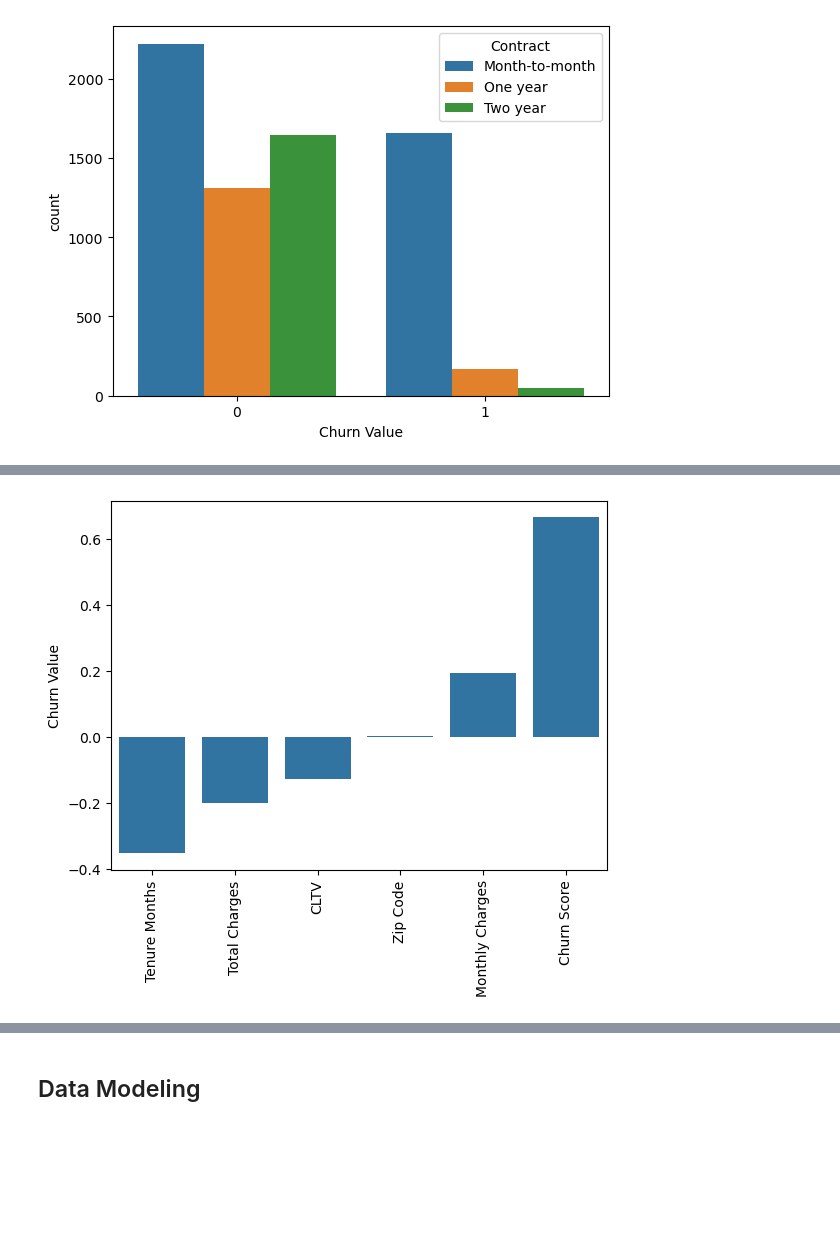
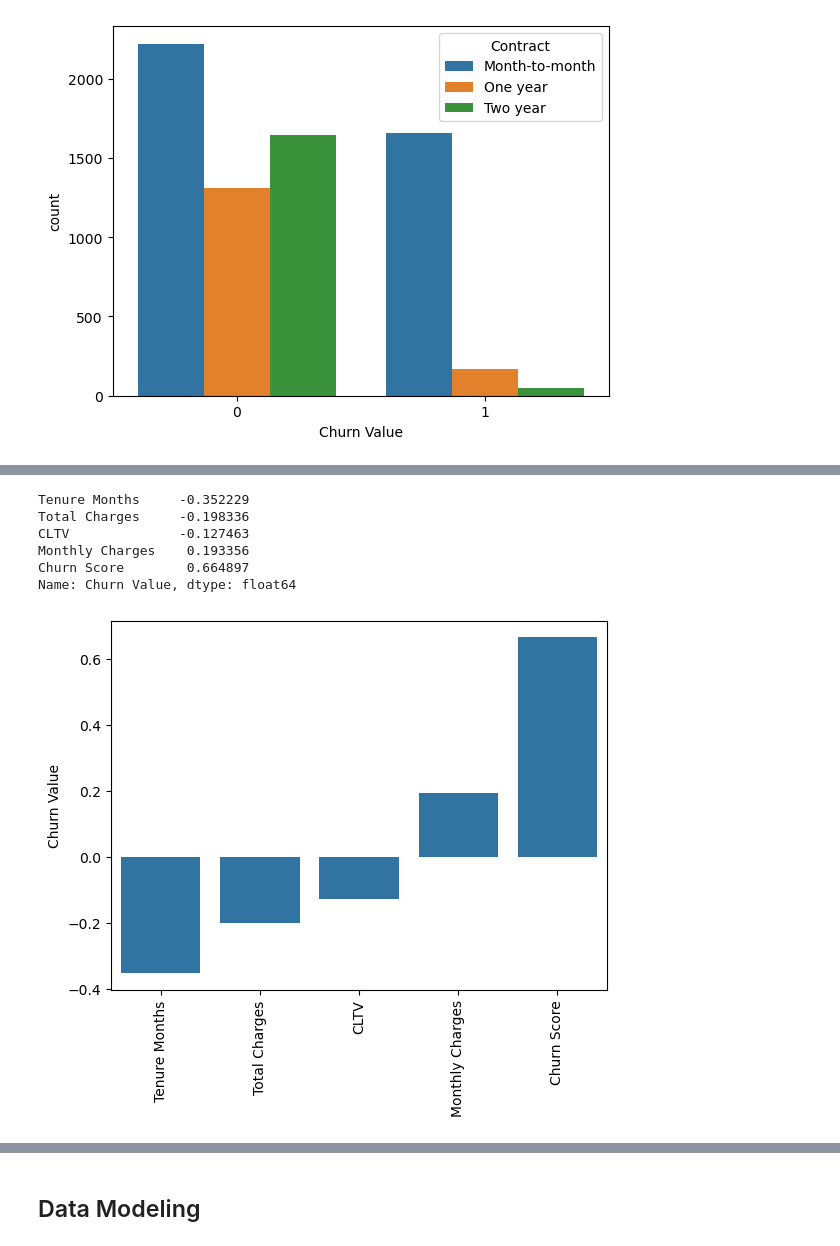
Before and after one commit to nadpierre/telco-churn-classification-project, a Jupyter notebook: DataAnalysisAndModeling.ipynb, the cells around one changed output, grey strips where cells are left out. Saved outputs shown, nothing was run; the diff lists cells and outputs as text; code cells hidden in the pictures; blank space fills up the shorter version.

```diff
--- a/DataAnalysisAndModeling.ipynb
+++ b/DataAnalysisAndModeling.ipynb
@@ -114,3 +140,3 @@ City: we have the zicode
 # %%
-df = df.drop(['Count', 'Country', 'State', 'City', 'Lat Long', 'Latitude', 'Longitude', 'Churn Label'], axis=1)
+df = df.drop(['CustomerID', 'Count', 'Country', 'State', 'Zip Code', 'Lat Long', 'Latitude', 'Longitude', 'Churn Label'], axis=1)
 # %%
@@ -151,8 +207,7 @@ df[not_numbers_mask]
 # %%
-# Replace rows with mean and convert to string
-mean = df[~not_numbers_mask]['Total Charges'].astype('float').mean()
-mean_str = str(round(mean, 2))
+# Assuming those users just got with the company (not a full month), impute the rows with half of monthly charges
+df.loc[not_numbers_mask, 'Total Charges'] = df.loc[not_numbers_mask, 'Monthly Charges'] / 2
 
-df['Total Charges'] = df['Total Charges'].replace(' ', mean_str)
+# Convert to float
 df['Total Charges'] = df['Total Charges'].astype('float')
 assert df['Total Charges'].dtype == 'float'
@@ -184,2 +264,6 @@ sns.countplot(data=df, x='Churn Value', hue='Contract');
 # %% [output]
 [figure]
+# %%
+# Heatmap
+corr_matrix = df.corr(numeric_only=True)
+sns.heatmap(corr_matrix, annot=True);
@@ -186,10 +272,22 @@ sns.countplot(data=df, x='Churn Value', hue='Contract');
+# %%
+# Correlations with Churn Value
+correlations = corr_matrix.loc['Churn Value'].drop(['Churn Value']).sort_values()
+correlations
+# %% [output]
+Tenure Months     -0.352229
+Total Charges     -0.198336
+CLTV              -0.127463
+Monthly Charges    0.193356
+Churn Score        0.664897
+Name: Churn Value, dtype: float64
 # %%
 # Correlation barplot
-correlations = df.corr(numeric_only=True).loc['Churn Value'].drop('Churn Value').sort_values()
 ax = sns.barplot(data=correlations)
 ax.tick_params(axis='x', rotation=90);
+
+## The churn score is the most correlated factor
 # %% [output]
-[figure, old version]
+[figure, new version]
 # %%
 # Clustermap
 sns.clustermap(df.select_dtypes(include=np.number), figsize=(15,8));
```
Also changed, not shown: parts of 23 cells of this notebook, 1 other file.
